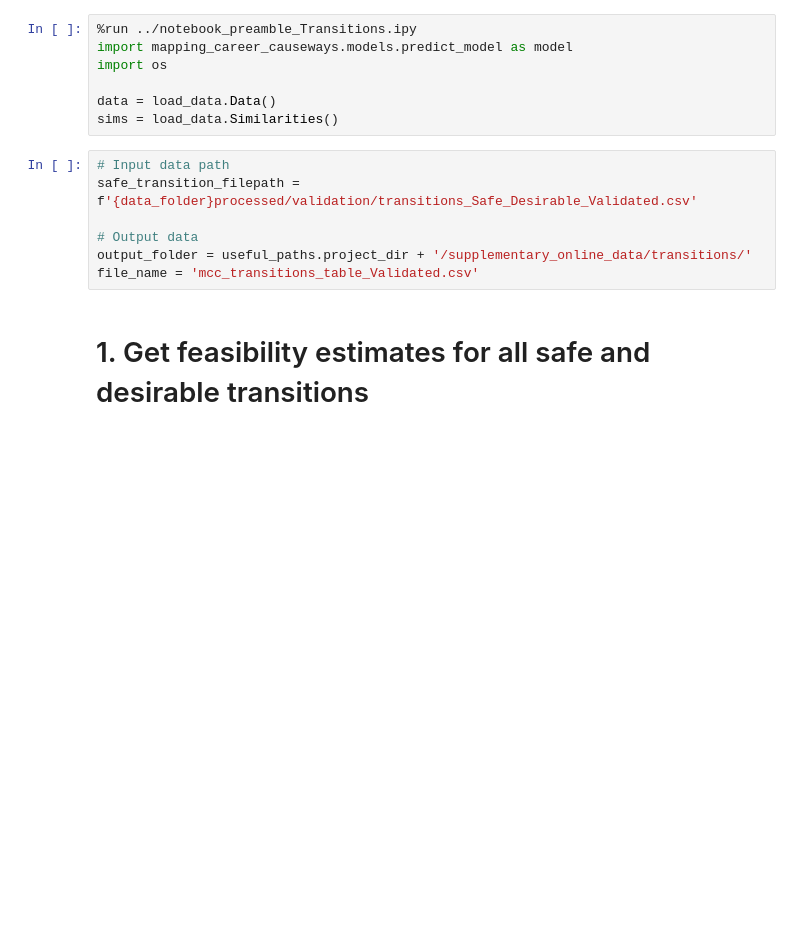
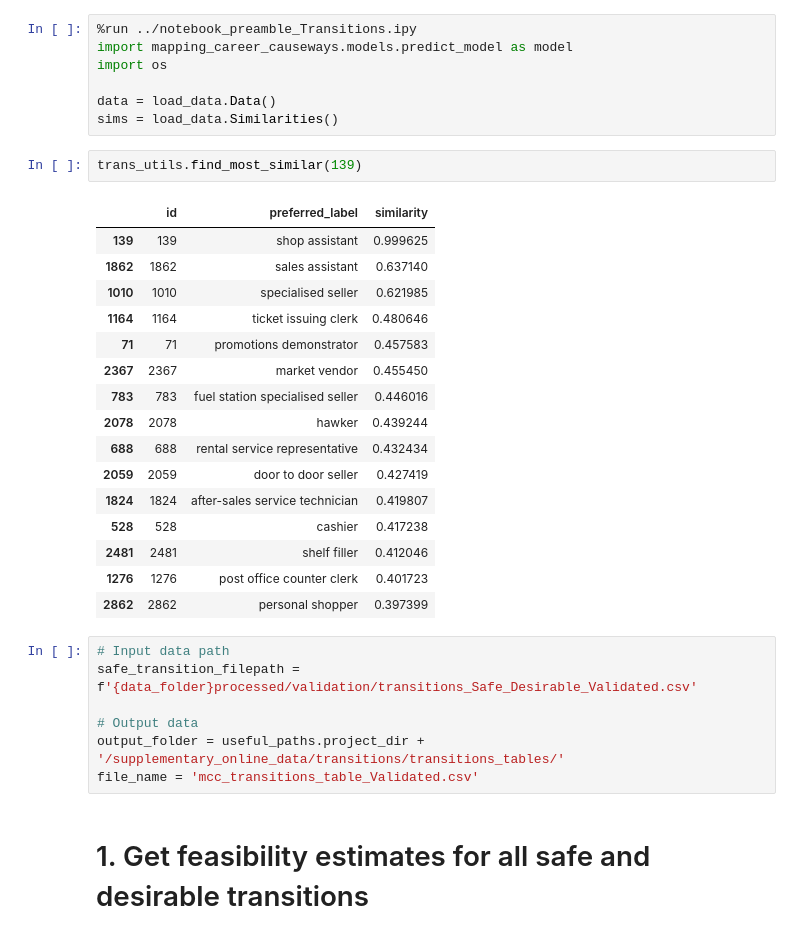
Before and after one commit to nestauk/mapping-career-causeways, a Jupyter notebook: codebase/notebooks/07_validation/Validation_04_Output_validated_transitions.ipynb, the cells around one changed output. Cells and saved outputs as stored; diff of their text form; blank space fills up the shorter version.

```diff
--- a/codebase/notebooks/07_validation/Validation_04_Output_validated_transitions.ipynb
+++ b/codebase/notebooks/07_validation/Validation_04_Output_validated_transitions.ipynb
@@ -11,12 +11,31 @@ import os
 
 data = load_data.Data()
 sims = load_data.Similarities()
+# %%
+trans_utils.find_most_similar(139)
+# %% [output]
+|  | id | preferred_label | similarity |
+| 139 | 139 | shop assistant | 0.999625 |
+| 1862 | 1862 | sales assistant | 0.637140 |
+| 1010 | 1010 | specialised seller | 0.621985 |
+| 1164 | 1164 | ticket issuing clerk | 0.480646 |
+| 71 | 71 | promotions demonstrator | 0.457583 |
+| 2367 | 2367 | market vendor | 0.455450 |
+| 783 | 783 | fuel station specialised seller | 0.446016 |
+| 2078 | 2078 | hawker | 0.439244 |
+| 688 | 688 | rental service representative | 0.432434 |
+| 2059 | 2059 | door to door seller | 0.427419 |
+| 1824 | 1824 | after-sales service technician | 0.419807 |
+| 528 | 528 | cashier | 0.417238 |
+| 2481 | 2481 | shelf filler | 0.412046 |
+| 1276 | 1276 | post office counter clerk | 0.401723 |
+| 2862 | 2862 | personal shopper | 0.397399 |
 # %%
 # Input data path
 safe_transition_filepath = f'{data_folder}processed/validation/transitions_Safe_Desirable_Validated.csv'
 
 # Output data
-output_folder = useful_paths.project_dir + '/supplementary_online_data/transitions/'
+output_folder = useful_paths.project_dir + '/supplementary_online_data/transitions/transitions_tables/'
 file_name = 'mcc_transitions_table_Validated.csv'
 # %% [markdown]
 # 1. Get feasibility estimates for all safe and desirable transitions
```
Also changed, not shown: parts of 4 cells of this notebook, 38 other files.
